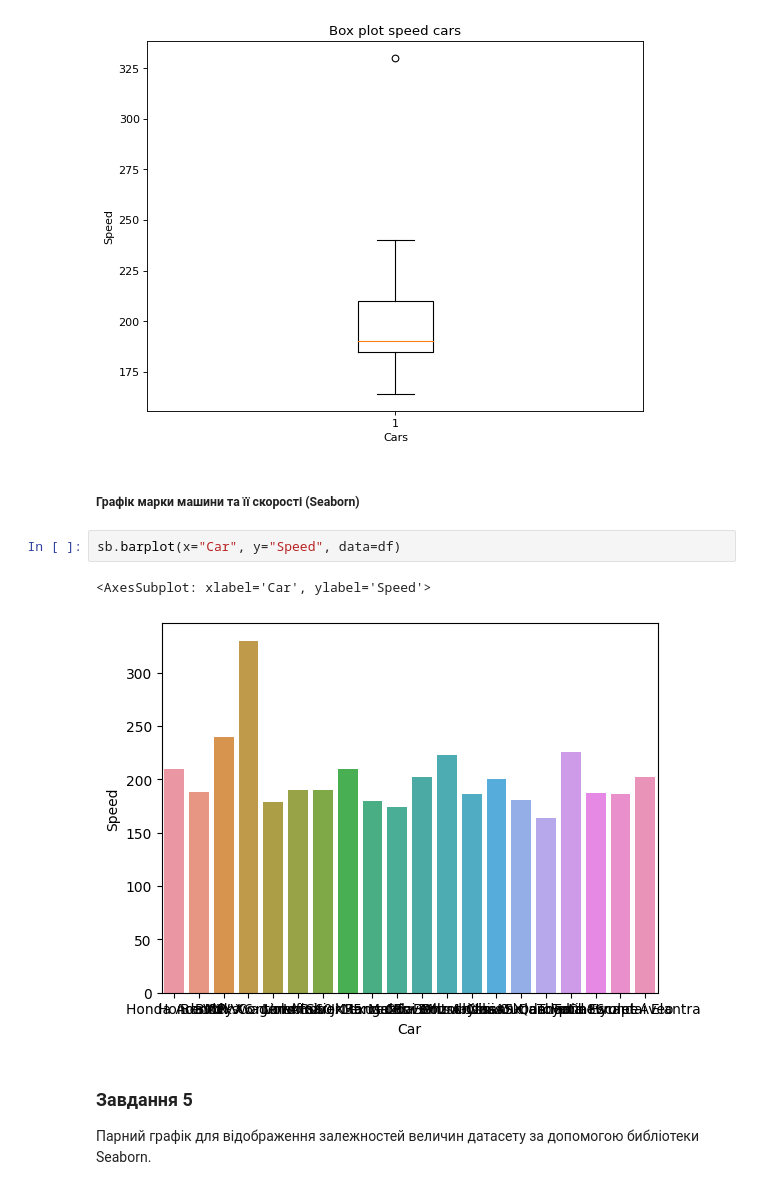
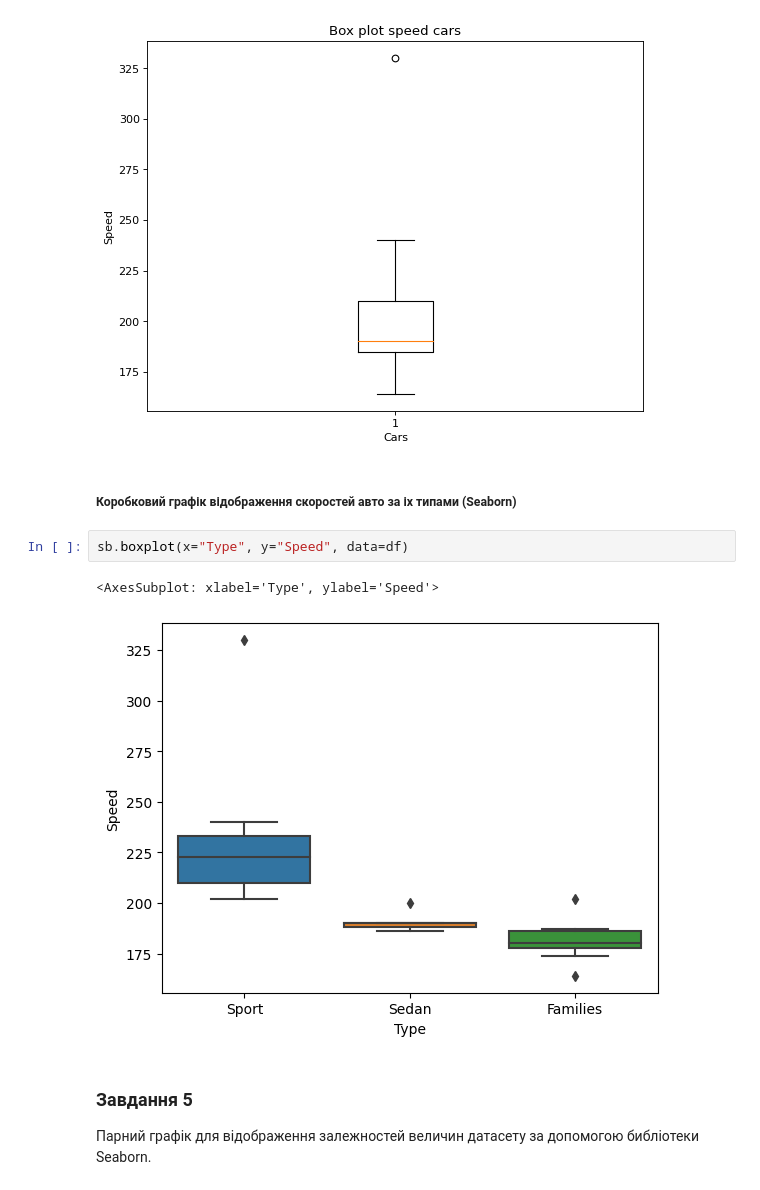
Before and after one commit to SharovarovAleksandr/Academy, a Jupyter notebook: Lesson33/Lessson33_1.ipynb, the cells around one changed output. Cells and saved outputs as stored; diff of their text form.

```diff
--- a/Lesson33/Lessson33_1.ipynb
+++ b/Lesson33/Lessson33_1.ipynb
@@ -90,13 +90,13 @@ ax.boxplot(df['Speed'])
  'fliers': [<matplotlib.lines.Line2D at 0x...>],
  'means': []}
 [figure]
-# %% [markdown]
-##### Графік  марки машини та її скорості (Seaborn)
+# %% [markdown]
+##### Коробковий графік відображення скоростей авто за іх типами (Seaborn)
 # %%
-sb.barplot(x="Car", y="Speed", data=df)
+sb.boxplot(x="Type", y="Speed", data=df)
 # %% [output]
-<AxesSubplot: xlabel='Car', ylabel='Speed'>
+<AxesSubplot: xlabel='Type', ylabel='Speed'>
-[figure, old version]
+[figure, new version]
 # %% [markdown]
 ### Завдання 5
 Парний графік для відображення залежностей величин датасету за допомогою библіотеки Seaborn.
```
Also changed, not shown: parts of 5 cells of this notebook, 1 other file.
